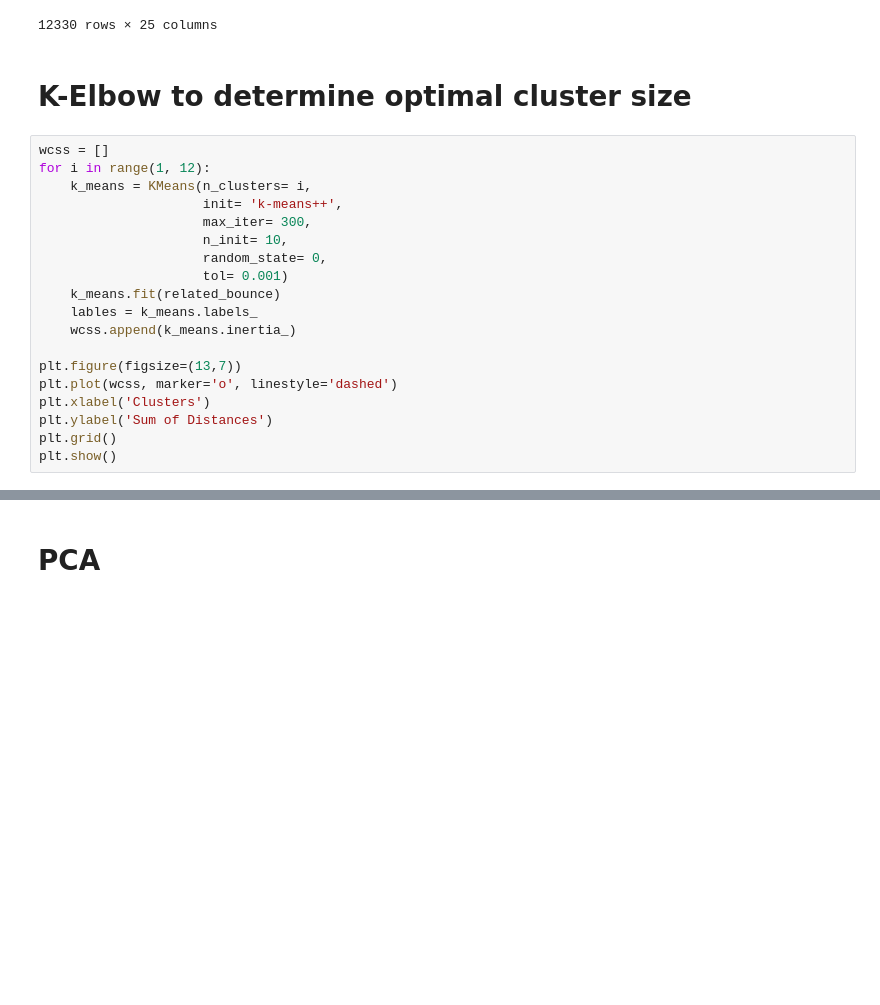
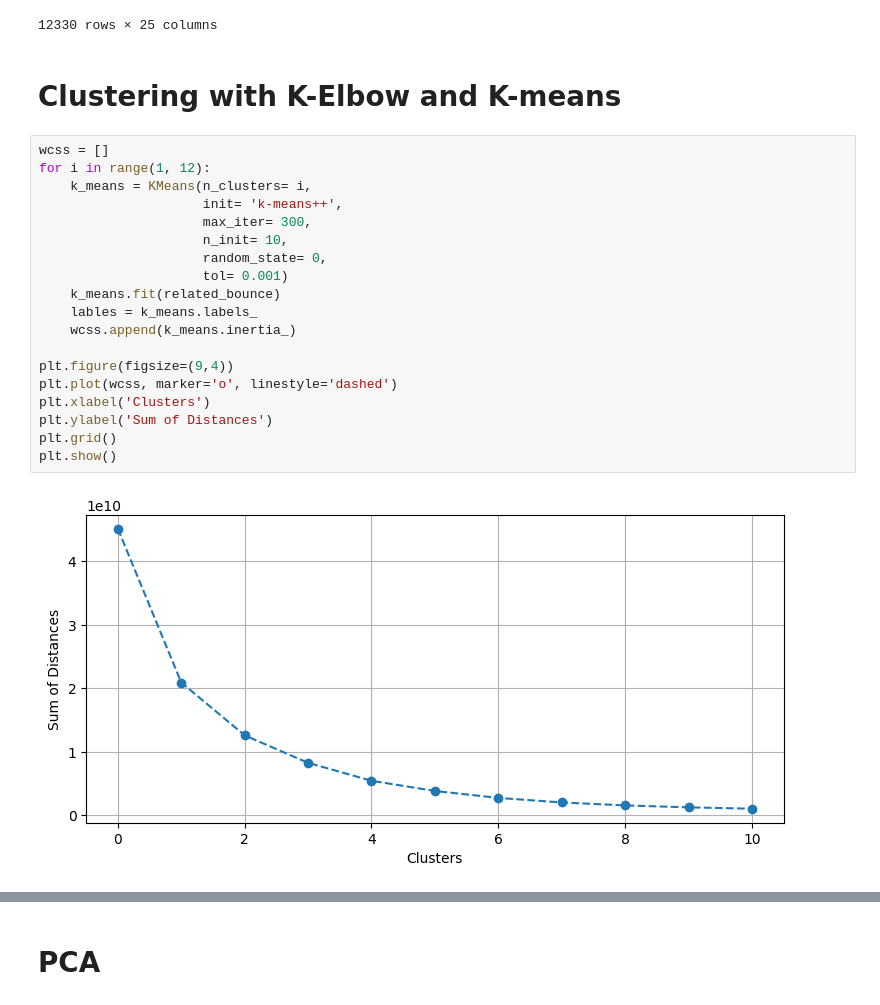
Before and after one commit to Apollos1301/online_shopping_intention, a Jupyter notebook: main.ipynb, the cells around one changed output, grey strips where cells are left out. Drawn from its saved outputs; the diff is of its cells as text; blank space fills up the shorter version.

```diff
--- a/main.ipynb
+++ b/main.ipynb
@@ -77,27 +81,29 @@ df
 | 12328 | 4 | 75.0 | 0 | 0.0 | 15 | ... |
 | 12329 | 0 | 0.0 | 0 | 0.0 | 3 | ... |
 12330 rows × 25 columns
-# %% [markdown]
-# K-Elbow to determine optimal cluster size
+# %% [markdown]
+# Clustering with K-Elbow and K-means
 # %%
 wcss = []
 for i in range(1, 12):
     k_means = KMeans(n_clusters= i,
                      init= 'k-means++',
                      max_iter= 300,
                      n_init= 10,
                      random_state= 0,
                      tol= 0.001)
     k_means.fit(related_bounce)
     lables = k_means.labels_
     wcss.append(k_means.inertia_)
 
-plt.figure(figsize=(13,7))
+plt.figure(figsize=(9,4))
 plt.plot(wcss, marker='o', linestyle='dashed')
 plt.xlabel('Clusters')
 plt.ylabel('Sum of Distances')
 plt.grid()
 plt.show()
+# %% [output]
+[figure, added]
 # %%
 k_means = KMeans(n_clusters= 2,init= 'k-means++',max_iter= 300,n_init= 10,random_state= 0,tol= 0.001)
 y_clusters = k_means.fit_predict(related_bounce)
```
Also changed, not shown: parts of 32 cells of this notebook.
